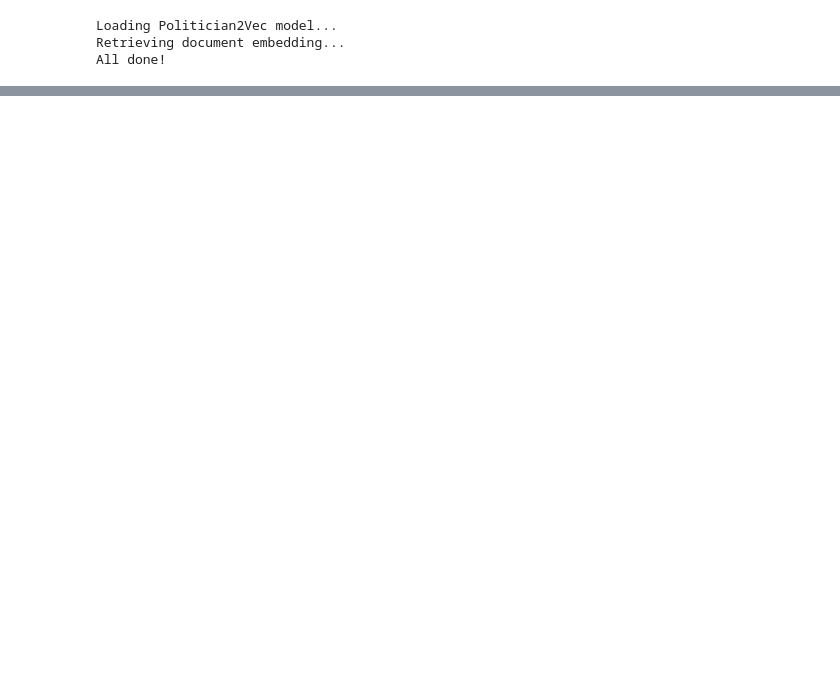
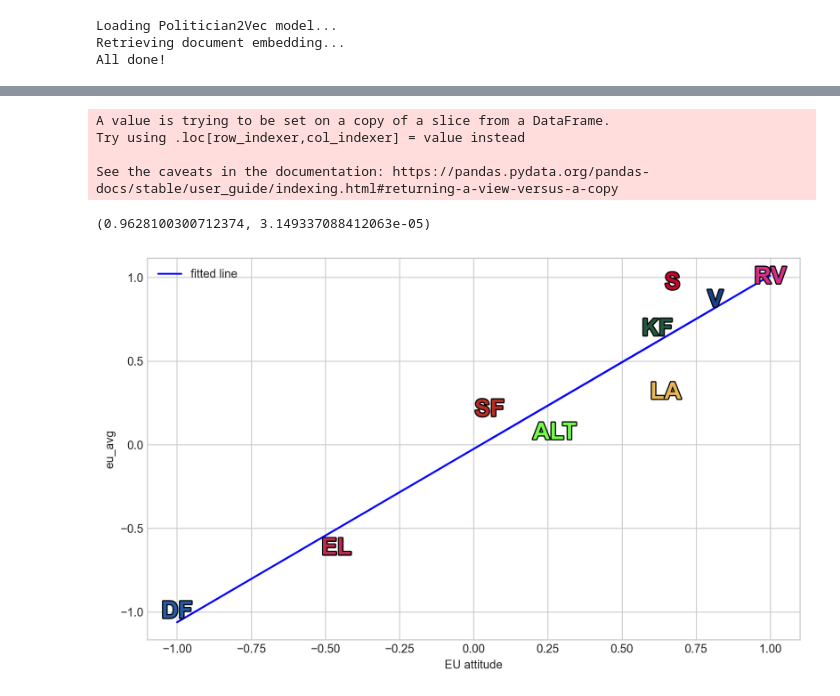
Before and after one commit to paride92/GeneralisedPoliticalScaling, a Jupyter notebook: project_eu_attitudes.ipynb, the cells around one changed output, grey strips where cells are left out. Drawn from its saved outputs; the diff is of its cells as text; code cells hidden in the pictures; blank space fills up the shorter version.

```diff
--- a/project_eu_attitudes.ipynb
+++ b/project_eu_attitudes.ipynb
@@ -625,0 +556,11 @@ ax.axhline(5, color='black', linestyle='--')
+# %%
+df_val = pd.read_excel('data/validation.xlsx')[['Partyabb', 'PG_eu_anti_pro']]
+# %%
+df_plot = df_test.merge(df_val, left_on='party', right_on='Partyabb', how='left')
+
+# rescale PG_eu_anti_pro to (-1, 1)
+df_plot['PG_eu'] = (df_plot['PG_eu_anti_pro'] - np.min(df_plot['PG_eu_anti_pro'])) / (np.max(df_plot['PG_eu_anti_pro']) - np.min(df_plot['PG_eu_anti_pro']))*2-1
+# %%
+# map party positions and colours to df_test
+df_plot = df_plot.merge(party_labels, on='party', how='outer')[['party', 'eu_avg', 'PG_eu', 'color', 'rank']].sort_values(by='rank', ascending=False).reset_index(drop=True)
+df_plot['pos'] = proj_dim
@@ -625,0 +582,36 @@ ax.axhline(5, color='black', linestyle='--')
+# %%
+df_plot = df_plot.dropna()
+df_plot['pos'] = (df_plot['pos'] - np.min(df_plot['pos'])) / (np.max(df_plot['pos']) - np.min(df_plot['pos']))*2-1 # rescale after removing NB and FG?
+# %% [output]
+A value is trying to be set on a copy of a slice from a DataFrame.
+Try using .loc[row_indexer,col_indexer] = value instead
+
+See the caveats in the documentation: https://pandas.pydata.org/pandas-docs/stable/user_guide/indexing.html#returning-a-view-versus-a-copy
+# %%
+comp_metric = 'eu_avg'
+#comp_metric = 'PG_eu'
+
+# pearson's r of pos and PG_eu
+from scipy.stats import pearsonr
+print(pearsonr(df_plot['pos'], df_plot[comp_metric]))
+
+# scatter pos and PG_eu
+plt.figure(figsize=(10, 6))
+plt.scatter(df_plot['pos'], df_plot[comp_metric], color='none')
+plt.xlabel('EU attitude')
+plt.ylabel(comp_metric)
+
+# add regression line
+from scipy.stats import linregress
+slope, intercept, r_value, p_value, std_err = linregress(df_plot['pos'], df_plot[comp_metric])
+plt.plot(df_plot['pos'], intercept + slope*df_plot['pos'], 'b', label='fitted line')
+plt.legend()
+
+# add party labels
+for i, txt in enumerate(df_plot['party']):
+    plt.text(df_plot['pos'][i], df_plot[comp_metric][i], txt, ha='center', va='center', fontsize=20, color=df_plot['color'][i], weight='bold', path_effects=[pe.withStroke(linewidth=2, foreground='black')])
+
+plt.show()
+# %% [output]
+(0.9628100300712374, 3.149337088412063e-05)
+[figure, added]
```
Also changed, not shown: parts of 26 cells of this notebook, 3 other files.
